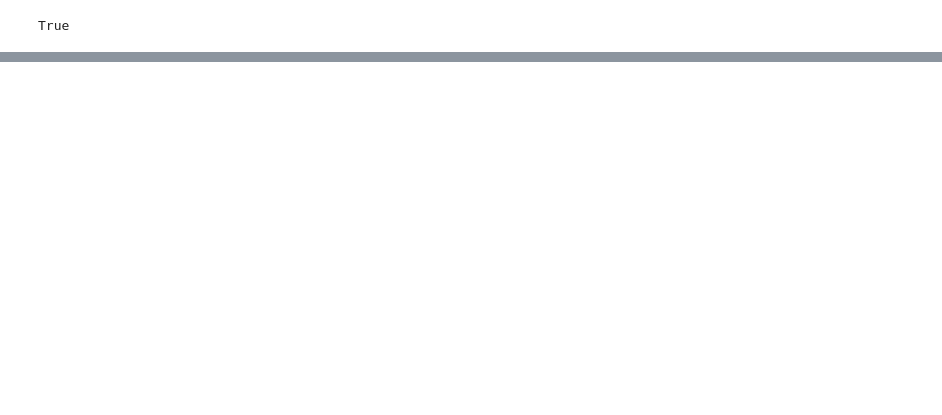
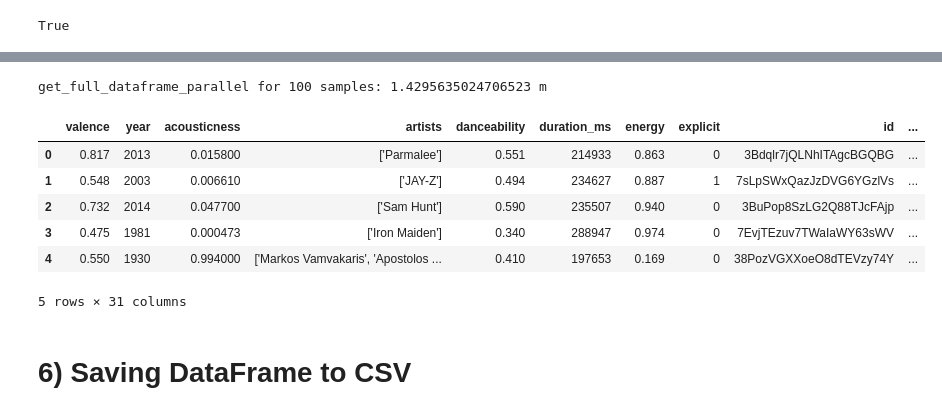
Before and after one commit to federicoeramirez/jars, a Jupyter notebook: notebooks/fede_data_test.ipynb, the cells around one changed output, grey strips where cells are left out. Cells and saved outputs as stored; diff of their text form; code cells hidden in the pictures; blank space fills up the shorter version.

Commit message:
Parallel processing tests

```diff
--- a/notebooks/fede_data_test.ipynb
+++ b/notebooks/fede_data_test.ipynb
@@ -208,0 +234,43 @@ KeyboardInterrupt:
+# %%
+def get_full_song(artist, song_title, genius):
+
+    lyrics = get_lyrics(artist, song_title, genius)
+
+    if lyrics != None:
+        sentiments = get_sentiments(lyrics)
+        emotions = get_emotions(lyrics)
+
+    else:
+        sentiments = None
+        emotions = None
+
+    return lyrics, sentiments, emotions
+# %%
+# create df containing lyrics, sentiments and emotions
+def get_full_dataframe_parallel(df, genius):
+    """
+    Returns a DataFrame adding lyrics, sentiments and emotions.
+    """
+    full_songs = Parallel(n_jobs=os.cpu_count())\
+        (delayed(get_full_song)(artist, song_title, genius)\
+        for artist, song_title in zip(df['artists'], df['name']))
+
+    full_songs = np.array(full_songs)
+
+    df['lyrics'], df['sentiments'], df['emotions'] = full_songs[:,0], full_songs[:,1], full_songs[:,2]
+
+    # create a dataframe with each sentiment in separate columns
+    sentiments_df = df['sentiments'].apply(pd.Series)
+    sentiments_df = sentiments_df.fillna('None')
+    df = pd.concat([df, sentiments_df], axis=1)
+
+    # create a dataframe with each emotion in separate columns
+    emotions_df = df['emotions'].apply(pd.Series)
+    emotions_df = emotions_df.fillna('None')
+    df = pd.concat([df, emotions_df], axis=1)
+
+    return df
+# %%
+start = time.time()
+test_result = get_full_dataframe_parallel(data_sample, genius)
+end = time.time()
@@ -209 +312,17 @@ KeyboardInterrupt:
+# %%
+print(f"get_full_dataframe_parallel for {len(test_result)} samples: {(end - start)/60} m")
+# %% [output]
+get_full_dataframe_parallel for 100 samples: 1.4295635024706523 m
+# %%
+test_result.head()
+# %% [output]
+|  | valence | year | acousticness | artists | danceability | duration_ms | energy | explicit | id | ... |
+| 0 | 0.817 | 2013 | 0.015800 | ['Parmalee'] | 0.551 | 214933 | 0.863 | 0 | 3Bdqlr7jQLNhITAgcBGQBG | ... |
+| 1 | 0.548 | 2003 | 0.006610 | ['JAY-Z'] | 0.494 | 234627 | 0.887 | 1 | 7sLpSWxQazJzDVG6YGzlVs | ... |
+| 2 | 0.732 | 2014 | 0.047700 | ['Sam Hunt'] | 0.590 | 235507 | 0.940 | 0 | 3BuPop8SzLG2Q88TJcFAjp | ... |
+| 3 | 0.475 | 1981 | 0.000473 | ['Iron Maiden'] | 0.340 | 288947 | 0.974 | 0 | 7EvjTEzuv7TWaIaWY63sWV | ... |
+| 4 | 0.550 | 1930 | 0.994000 | ['Markos Vamvakaris', 'Apostolos ... | 0.410 | 197653 | 0.169 | 0 | 38PozVGXXoeO8dTEVzy74Y | ... |
+5 rows × 31 columns
+# %% [markdown]
+# 6) Saving DataFrame to CSV
 # %%
```
Also changed, not shown: parts of 26 cells of this notebook.
